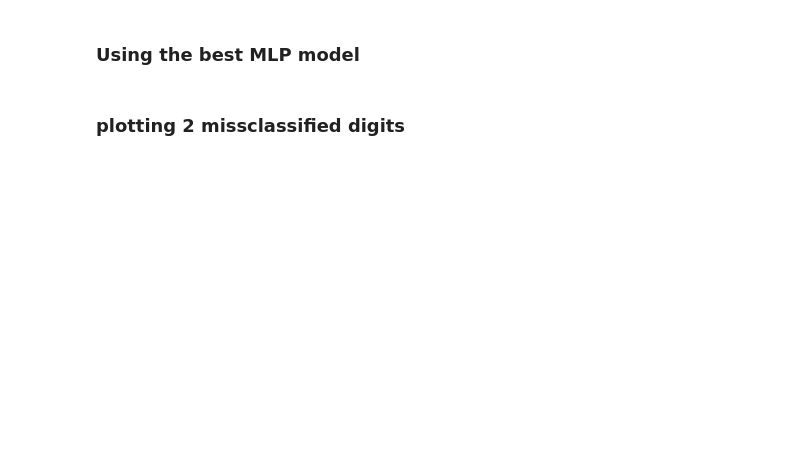
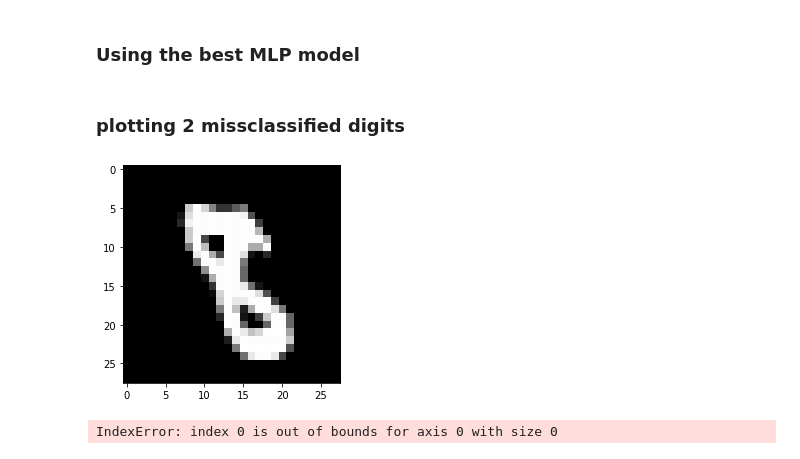
Before and after one commit to yoav-ro/TAU-HIGHTECH, a Jupyter notebook: Year 2/Machine learning/HW/HW3/HW3_322317348.ipynb, the cells around one changed output. Saved outputs shown, nothing was run; the diff lists cells and outputs as text; code cells hidden in the pictures; blank space fills up the shorter version.

```diff
--- a/Year 2/Machine learning/HW/HW3/HW3_322317348.ipynb
+++ b/Year 2/Machine learning/HW/HW3/HW3_322317348.ipynb
@@ -361,5 +413,10 @@ print("The optimal alpha is: ", alpha_opt_mlp)
 ### Using the best MLP model
 # %%
 #TODO: Train on whole data and plot train, test confusion matrices
+
+mlp_model = MLPClassifier(hidden_layer_sizes=(20,), max_iter=200, solver='sgd', verbose=False, tol=1e-3, random_state=1, learning_rate_init=.005, alpha=alpha)
+mlp_model.fit(train_and_validation_data,train_and_validation_labels)
+
+mlp_pred = mlp_model.predict(test_data)
 # %% [markdown]
 ### plotting 2 missclassified digits
@@ -367,0 +423,13 @@ print("The optimal alpha is: ", alpha_opt_mlp)
+# %%
+pixel = np.where((mlp_pred!=test_labels) & (test_labels == 1))[0][0]
+digit = test_data[pixel]
+plt.imshow(digit.reshape(28, 28), cmap=plt.cm.gray)
+plt.show()
+
+pixel = np.where((mlp_pred!=test_labels) & (test_labels == 0))[0][0]
+digit = test_data[pixel]
+plt.imshow(digit.reshape(28, 28), cmap=plt.cm.gray)
+plt.show()
+# %% [output]
+[figure, added]
+IndexError: index 0 is out of bounds for axis 0 with size 0
```
Also changed, not shown: parts of 16 cells of this notebook.
